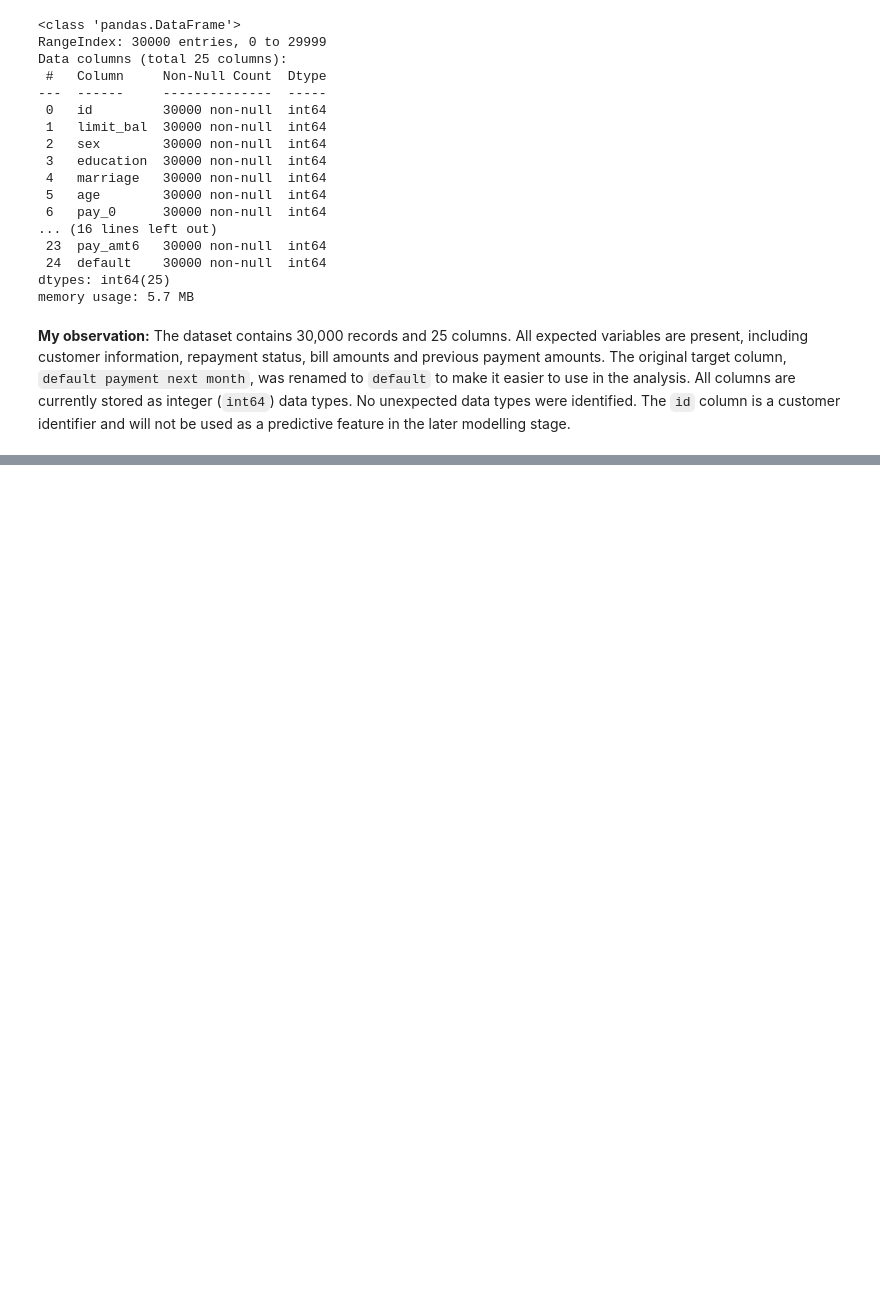
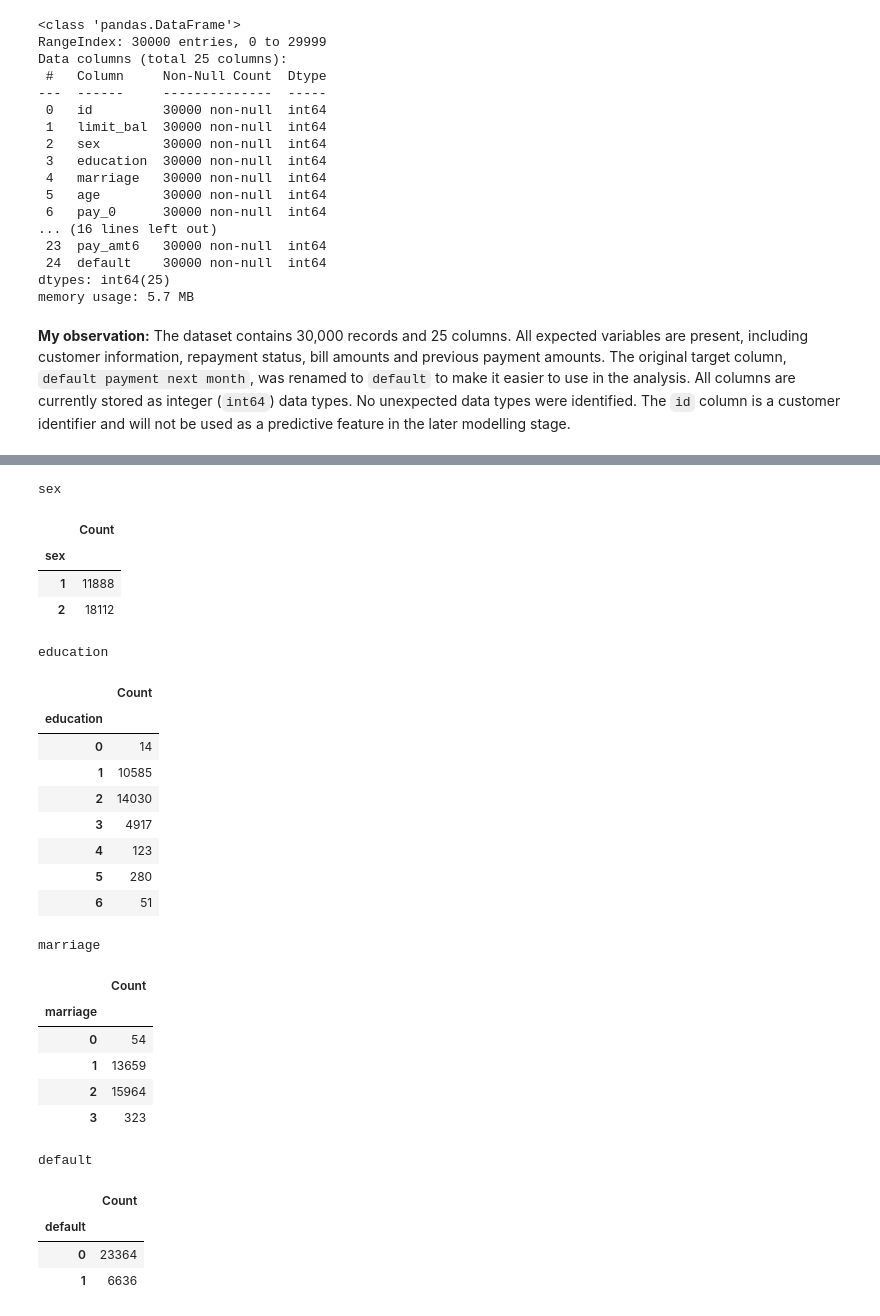
Before and after one commit to Dashkaa1114/Strategic-Thinking-Sep26, a Jupyter notebook: CA1-Credit-Default-Risk/2026328_CA2_Credit_Default_EDA_DataPrep_V1.ipynb, the cells around one changed output, grey strips where cells are left out. Drawn from its saved outputs; the diff is of its cells as text; code cells hidden in the pictures; blank space fills up the shorter version.

```diff
--- a/CA1-Credit-Default-Risk/2026328_CA2_Credit_Default_EDA_DataPrep_V1.ipynb
+++ b/CA1-Credit-Default-Risk/2026328_CA2_Credit_Default_EDA_DataPrep_V1.ipynb
@@ -149,0 +219,32 @@ memory usage: 5.7 MB
+# %%
+for column in ["sex", "education", "marriage", "default"]:
+    print(f"\n{column}")
+    display(df[column].value_counts(dropna=False).sort_index().to_frame("Count"))
+# %% [output]
+sex
+|  | Count |
+| sex |  |
+| 1 | 11888 |
+| 2 | 18112 |
+education
+|  | Count |
+| education |  |
+| 0 | 14 |
+| 1 | 10585 |
+| 2 | 14030 |
+| 3 | 4917 |
+| 4 | 123 |
+| 5 | 280 |
+| 6 | 51 |
+marriage
+|  | Count |
+| marriage |  |
+| 0 | 54 |
+| 1 | 13659 |
+| 2 | 15964 |
+| 3 | 323 |
+default
+|  | Count |
+| default |  |
+| 0 | 23364 |
+| 1 | 6636 |
```
Also changed, not shown: parts of 10 cells of this notebook.
